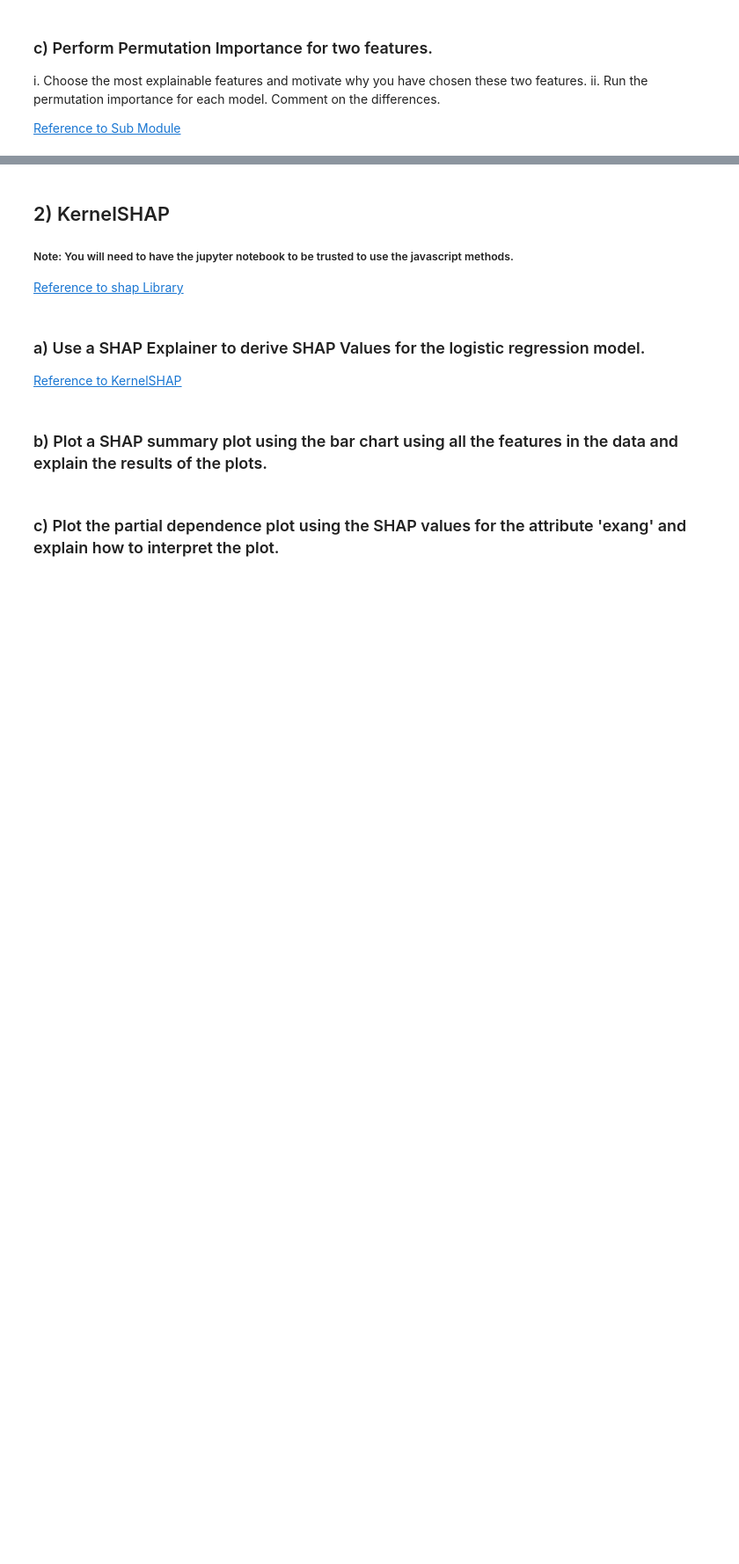
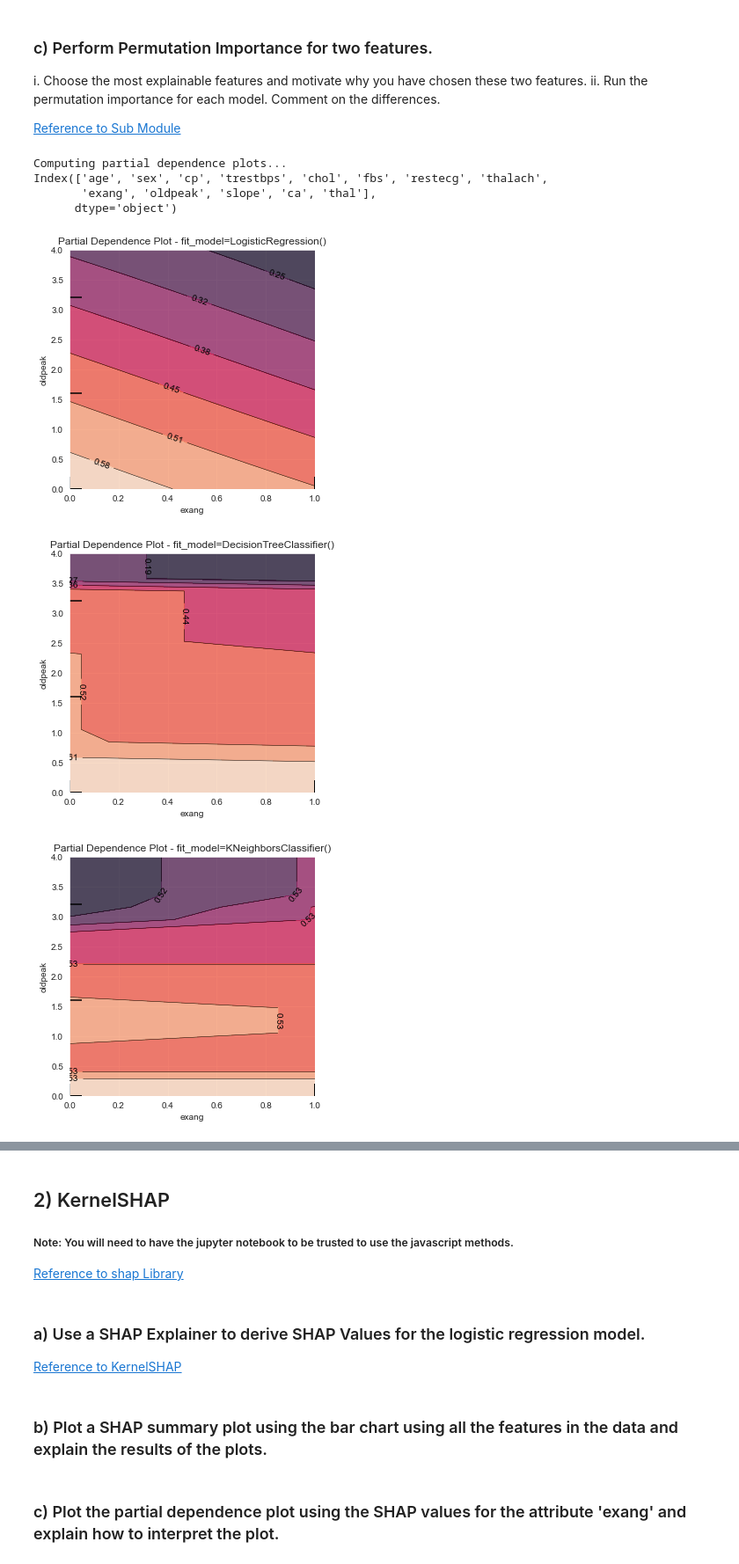
Before and after one commit to Policooo/XAI_Labs, a Jupyter notebook: XAI - Lab Exercises - Starter Code.ipynb, the cells around one changed output, grey strips where cells are left out. Shown at 88% size. Saved outputs shown, nothing was run; the diff lists cells and outputs as text; code cells hidden in the pictures; blank space fills up the shorter version.

```diff
--- a/XAI - Lab Exercises - Starter Code.ipynb
+++ b/XAI - Lab Exercises - Starter Code.ipynb
@@ -349,13 +357,20 @@ ii. Run the permutation importance for each model. Comment on the differences.
 [Reference to Sub Module](https://scikit-learn.org/stable/modules/generated/sklearn.inspection.PartialDependenceDisplay.html)
 # %%
 print('Computing partial dependence plots...')
-
 for fit_model in [log_model, tree_model, knn_model]:
     fig, ax = plt.subplots(figsize=(5, 5))  # TODO: initialise a figure
 
-    column_one = X_test.columns[]  # TODO: choose a column
-    column_two = X_test.columns[]  # TODO: choose a column
+    column_one = X_test.columns[8]  # TODO: choose a column
+    column_two = X_test.columns[9]  # TODO: choose a column
 
     PartialDependenceDisplay.from_estimator(fit_model, X_test, [(column_one, column_two)], n_jobs=3, grid_resolution=20, ax=ax)
     ax.set_title(f'Partial Dependence Plot - {fit_model=}')
     plt.show()
+# %% [output]
+Computing partial dependence plots...
+Index(['age', 'sex', 'cp', 'trestbps', 'chol', 'fbs', 'restecg', 'thalach',
+       'exang', 'oldpeak', 'slope', 'ca', 'thal'],
+      dtype='object')
+[figure, added]
+[figure, added]
+[figure, added]
```
Also changed, not shown: parts of 8 cells of this notebook.
